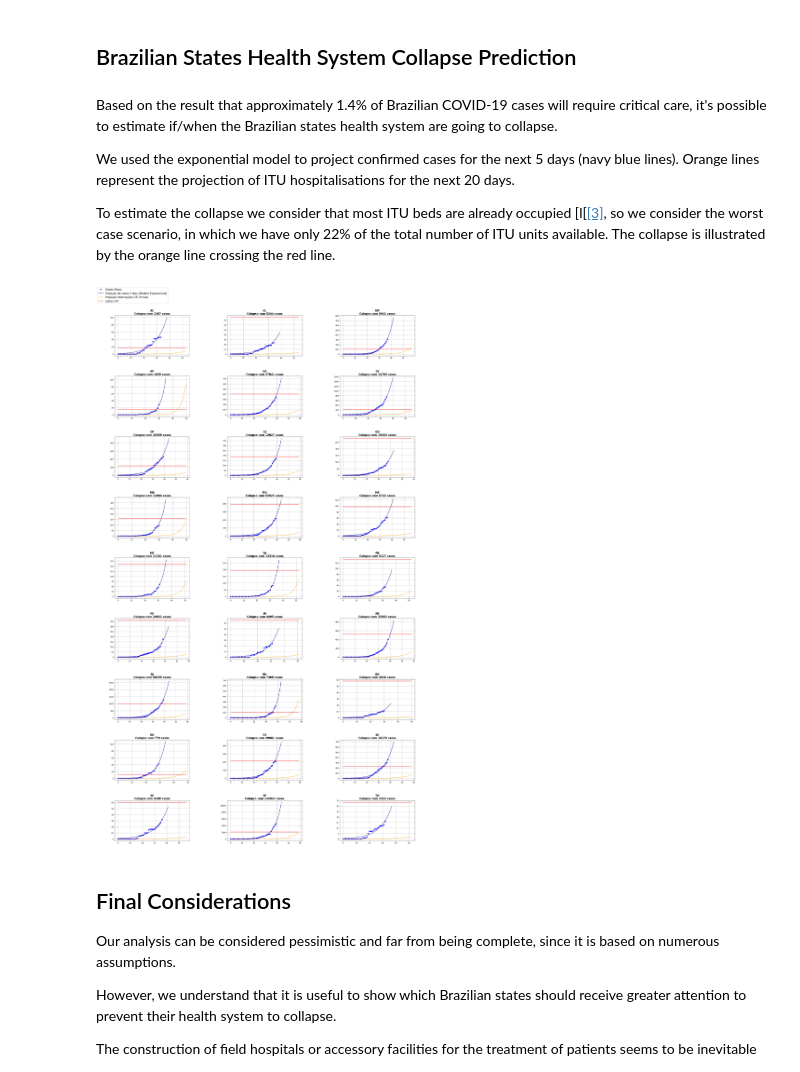
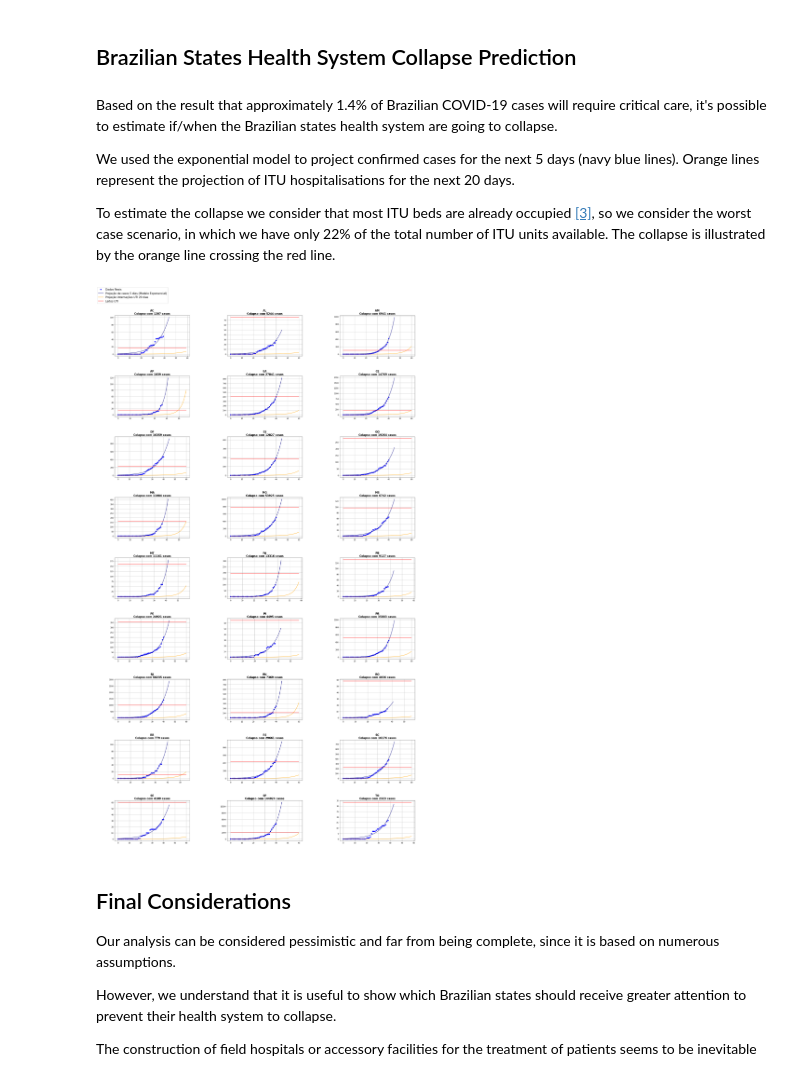
Before and after one commit to pdpcosta/COVID-19_Brazil, a Jupyter notebook: Python/COVID_19_Brazil_States_HealthSystemCollapseAnalysis.ipynb, the cells around one changed output. Saved outputs shown, nothing was run; the diff lists cells and outputs as text; code cells hidden in the pictures.

```diff
--- a/Python/COVID_19_Brazil_States_HealthSystemCollapseAnalysis.ipynb
+++ b/Python/COVID_19_Brazil_States_HealthSystemCollapseAnalysis.ipynb
@@ -225,7 +225,7 @@ Based on the result that approximately 1.4% of Brazilian COVID-19 cases will req
 
 We used the exponential model to project confirmed cases for the next 5 days (navy blue lines). Orange lines represent the projection of ITU hospitalisations for the next 20 days.
 
-To estimate the collapse we consider that most ITU beds are already occupied [l[[[3]](https://oglobo.globo.com/sociedade/coronavirus-servico/coronavirus-leitos-de-uti-tem-mais-de-70-de-ocupacao-em-17-estados-24337582), so we consider the worst case scenario, in which we have only 22% of the total number of ITU units available. The collapse is illustrated by the orange line crossing the red line.
+To estimate the collapse we consider that most ITU beds are already occupied [[3]](https://oglobo.globo.com/sociedade/coronavirus-servico/coronavirus-leitos-de-uti-tem-mais-de-70-de-ocupacao-em-17-estados-24337582), so we consider the worst case scenario, in which we have only 22% of the total number of ITU units available. The collapse is illustrated by the orange line crossing the red line.
 # %%
 def exponential_model(x, a, b, c):
      return a*np.exp(b*(x-c))
@@ -253,7 +253,7 @@ for i in range(27):
 
   state_epidemy=state[(state['Confirmed']>0)]
   day1=state_epidemy['Date'].iloc[0]
-  day1=day1-pd.Timedelta(days=15)
+  day1=day1-pd.Timedelta(days=20)
   state_epidemy=state[(state['Date']>=day1)]
   #print(state_epidemy.head(3))
 
@@ -266,34 +266,34 @@ for i in range(27):
   # number of ITU units (22% of total)
   itu_units=np.zeros((len(state_epidemy.Date)+20))+(0.22*df_itu[df_itu.State==x].Total.iloc[0])
   a[j][k].plot(range(len(state_epidemy.Date)+20), itu_units,label = 'Leitos UTI', color = 'red')
 
 #   state = df_cases[df_cases.State == x]
 #   a[j][k].set_title(str(x),fontweight="bold", size=15)
 #   expfit_state = curve_fit(exponential_model,np.asarray(range(len(state.Date))), state['Confirmed'], p0 = [1,1,1])
 #   #real data
 #   a[j][k].plot(range(len(state.Date)),state['Confirmed'],'ro', label = "Dados Reais", color = "b")
 #   #predicted curve for confirmed cases
 #   a[j][k].plot(np.asarray(range(len(state.Date)+5)), [exponential_model(i,expfit_state[0][0],expfit_state[0][1],expfit_state[0][2]) for i in np.asarray(range(len(state.Date)+5))], label="Exp Model", color = 'r' ) #exp curve
 #   a[j][k].plot(np.asarray(range(len(state.Date)+5)), [0.0144*exponential_model(i,expfit_state[0][0],expfit_state[0][1],expfit_state[0][2]) for i in np.asarray(range(len(state.Date)+5))], label="Predicted itu hospitalizations (1.44%)", color = 'm' ) #exp curve itu hospitalizations
 #   #number of ITU units (22% of total)
 #   itu_units = np.array([0.22*df_itu.Total[i] for k in range(len(state.Date)+5)])
 #   a[j][k].plot(range(len(state.Date)+5), itu_units,label = 'Available ITUs', color = 'c')
   a[j][k].grid()
   a[j][k].set_title(str(x)+'\nColapso com '+str(((0.22*df_itu[df_itu.State==x].Total.iloc[0])/br_itu_percentage).astype(int))+' casos',fontweight="bold", size=15)
   if (k != 2):
     k += 1
   else:
     k = 0
     j += 1
 
 
 #legend
 legend_x = -0.25
 legend_y = 1.5
 a[0][0].legend(loc='center left', bbox_to_anchor=(legend_x, legend_y),fontsize = 15)
 plt.show()
 # %% [output]
-[figure, old version]
+[figure, new version]
 # %% [markdown]
 ## Final Considerations
 
```
